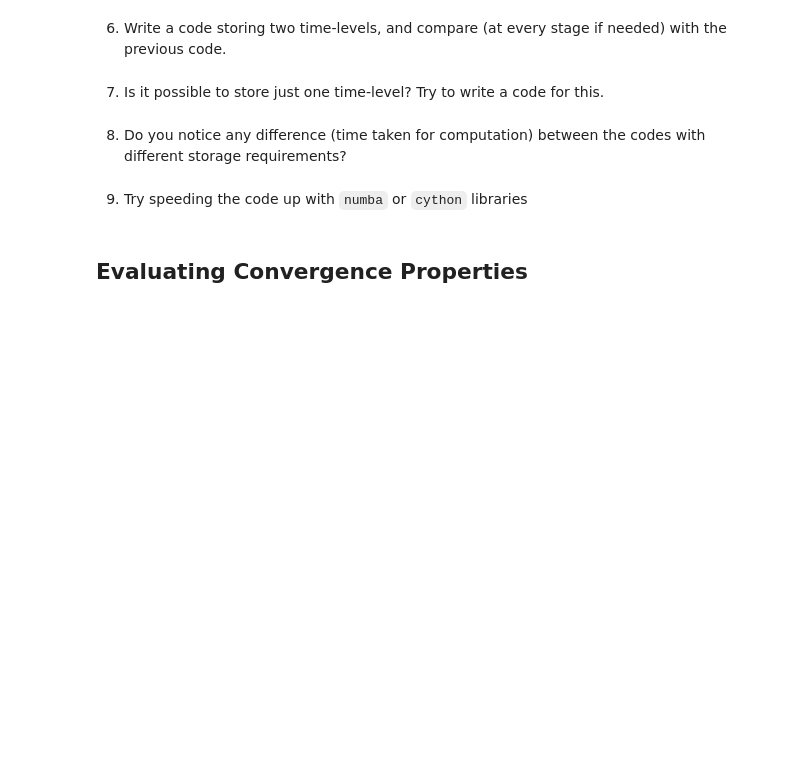
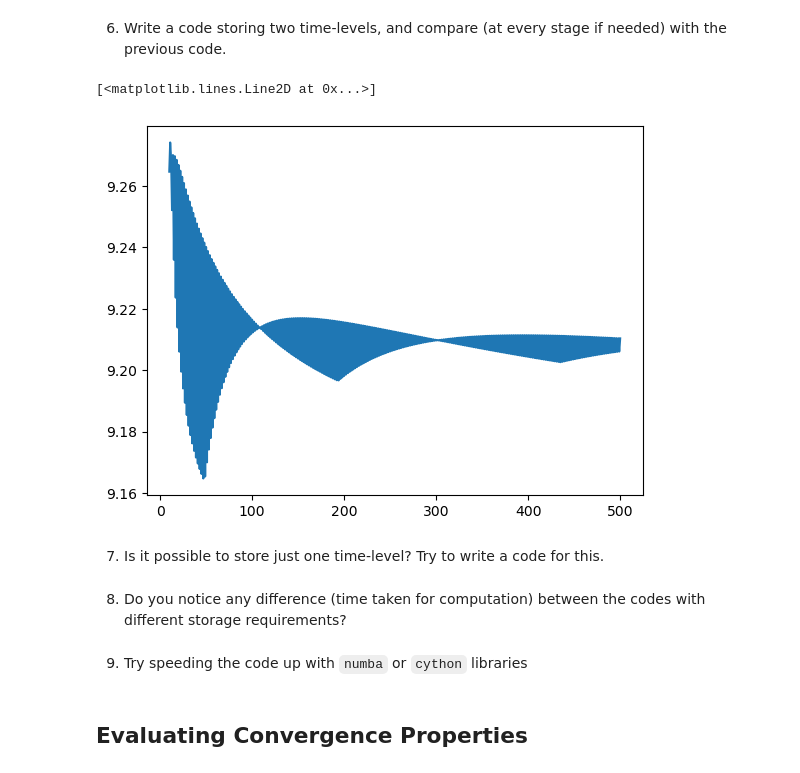
Before and after one commit to pjohno/MATH60082-python, a Jupyter notebook: MATH60082-lab-workbook-7.ipynb, the cells around one changed output. Cells and saved outputs as stored; diff of their text form; code cells hidden in the pictures; blank space fills up the shorter version.

```diff
--- a/MATH60082-lab-workbook-7.ipynb
+++ b/MATH60082-lab-workbook-7.ipynb
@@ -55,2 +85,9 @@ for j in range(0,n+1):
 # %% [markdown]
 4. Now print out the value at $(0,0)$ increasing the number of steps in the tree. Do the results look feasible? Compare them against the exact values from the formula.
+# %%
+def blackScholesCall(S,t,X,T,r,sigma):
+    d1 = ( numpy.log(S/X) + (r+0.5*sigma*sigma)*(T-t) ) / (sigma*numpy.sqrt(T-t))
+    d2 = ( numpy.log(S/X) + (r-0.5*sigma*sigma)*(T-t) ) / (sigma*numpy.sqrt(T-t))
+    N = lambda x: 0.5 * (1.0 + math.erf(x / numpy.sqrt(2)))
+
+    return S * N(d1) - X * numpy.exp(-r * (T-t)) * N(d2)
@@ -58,0 +170,3 @@ for j in range(0,n+1):
+# %%
+for n in range(10,500):
+    print(n,binomialBlackScholes(S_0,T,r,sigma,lambda S:max(S-X,0.0),n))
@@ -59,5 +191,38 @@ for j in range(0,n+1):
 # %% [markdown]
 6. Write a code storing two time-levels, and compare (at every stage if needed) with the previous code.
+# %%
+def binomialBlackScholesV2(S_0,T,r,sigma,payoff,n):
+    # setup
+    dt = T/n
+    u = numpy.exp(sigma*numpy.sqrt(dt))
+    d = 1./u
+    q = (numpy.exp(r*dt) - d)/(u-d)
+    vOld = numpy.zeros(shape=(n+1))
+    vNew = numpy.zeros(shape=(n+1))
+    # terminal conditions
+    for j in range(0,n+1):
+        vNew[j] = payoff(S_0*pow(u,j)*pow(d,n-j))
+        vOld[j] = payoff(S_0*pow(u,j)*pow(d,n-j))
+    # solve
+    for i in range(n-1,-1,-1):
+        for j in range(0,i+1):
+            vNew[j] = numpy.exp(-r*dt)*( q*vOld[j+1] + (1-q)*vOld[j] )
+        vOld = vNew.copy()
+    return vNew[0]
+# %%
+no_of_results = 491
+S_0 = 97.165
+nArray = numpy.zeros(no_of_results)
+vArray = numpy.zeros(no_of_results)
+for i in range(0,no_of_results):
+    n=10+i
+    nArray[i] = n
+    vArray[i] = binomialBlackScholesV2(S_0,T,r,sigma,lambda S:max(S-X,0.0),n)
+# %%
+plt.plot(nArray,vArray)
+# %% [output]
+[<matplotlib.lines.Line2D at 0x...>]
+[figure, added]
 # %% [markdown]
 7. Is it possible to store just one time-level? Try to write a code for this.
 # %% [markdown]
```
Also changed, not shown: parts of 15 cells of this notebook, 1 other file.
